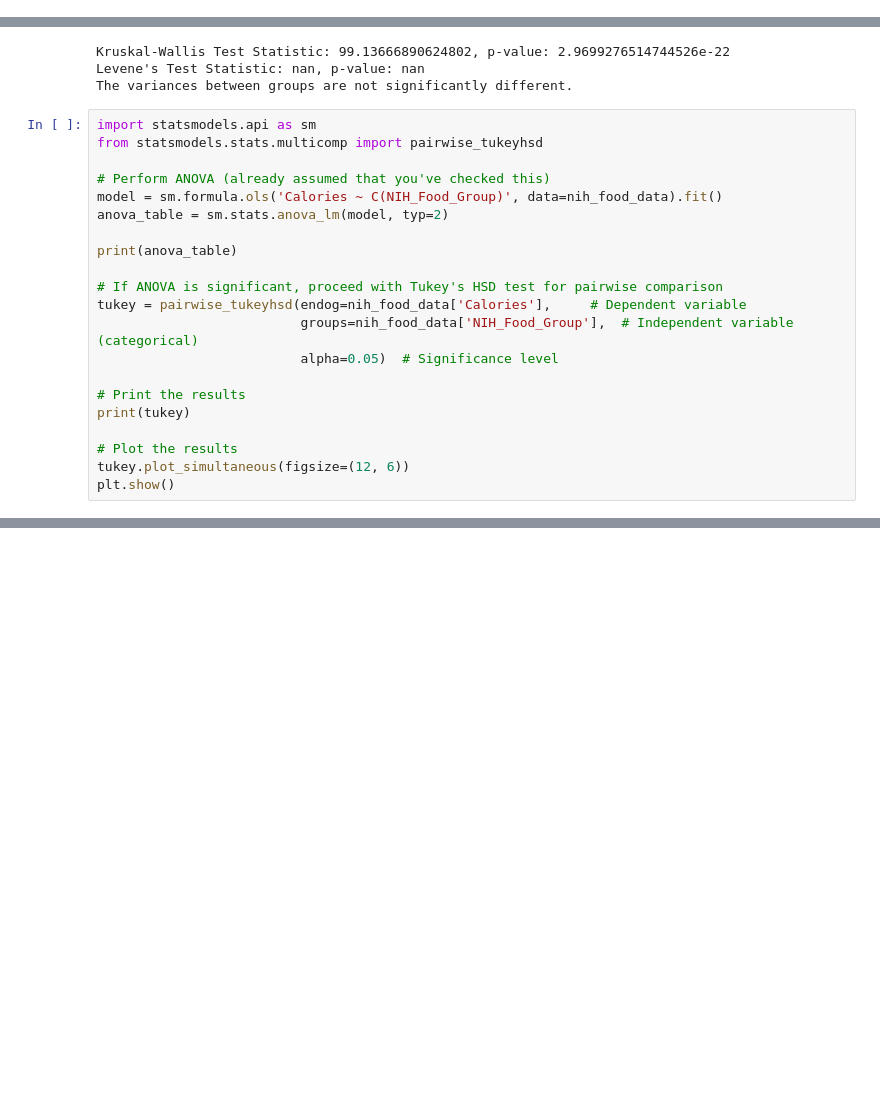
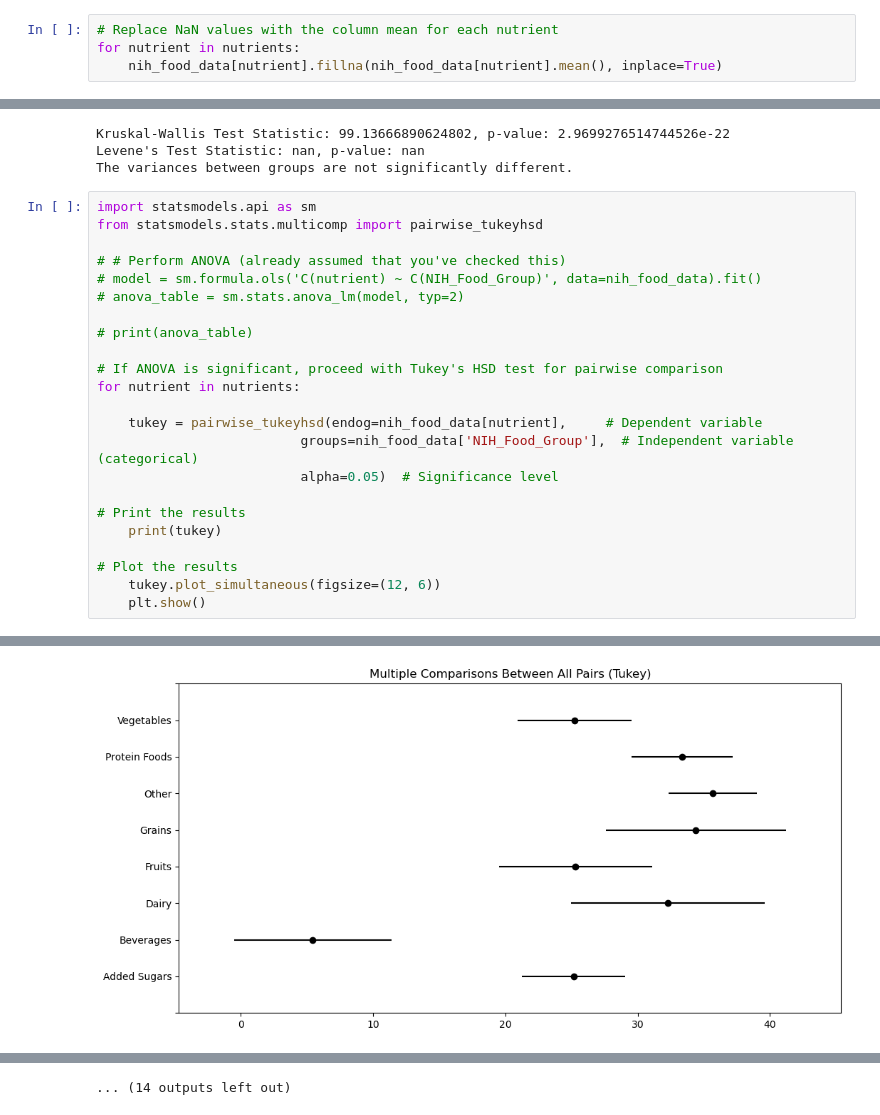
Before and after one commit to armanh04/food_group_classification, a Jupyter notebook: exploratory_data_analysis.ipynb, the cells around one changed output, grey strips where cells are left out. Cells and saved outputs as stored; diff of their text form; blank space fills up the shorter version.

Commit message:
Tukeys Test

```diff
--- a/exploratory_data_analysis.ipynb
+++ b/exploratory_data_analysis.ipynb
@@ -336,6 +336,10 @@ plt.tight_layout()
 plt.show()
 # %% [output]
 [figure]
+# %%
+# Replace NaN values with the column mean for each nutrient
+for nutrient in nutrients:
+    nih_food_data[nutrient].fillna(nih_food_data[nutrient].mean(), inplace=True)
 # %%
 from scipy.stats import kruskal
 
@@ -377,21 +381,23 @@ The variances between groups are not significantly different.
 import statsmodels.api as sm
 from statsmodels.stats.multicomp import pairwise_tukeyhsd
 
-# Perform ANOVA (already assumed that you've checked this)
-model = sm.formula.ols('Calories ~ C(NIH_Food_Group)', data=nih_food_data).fit()
-anova_table = sm.stats.anova_lm(model, typ=2)
+# # Perform ANOVA (already assumed that you've checked this)
+# model = sm.formula.ols('C(nutrient) ~ C(NIH_Food_Group)', data=nih_food_data).fit()
+# anova_table = sm.stats.anova_lm(model, typ=2)
 
-print(anova_table)
+# print(anova_table)
 
 # If ANOVA is significant, proceed with Tukey's HSD test for pairwise comparison
-tukey = pairwise_tukeyhsd(endog=nih_food_data['Calories'],     # Dependent variable
+for nutrient in nutrients:
+
+    tukey = pairwise_tukeyhsd(endog=nih_food_data[nutrient],     # Dependent variable
                           groups=nih_food_data['NIH_Food_Group'],  # Independent variable (categorical)
                           alpha=0.05)  # Significance level
 
 # Print the results
-print(tukey)
+    print(tukey)
 
 # Plot the results
-tukey.plot_simultaneous(figsize=(12, 6))
-plt.show()
+    tukey.plot_simultaneous(figsize=(12, 6))
+    plt.show()
 # %% [output]
@@ -415,0 +439 @@ Protein Foods    Vegetables -174.8675    0.0 -225.2662 -124.4688   True
+[figure, added]
@@ -415,0 +512 @@ Protein Foods    Vegetables -174.8675    0.0 -225.2662 -124.4688   True
+... (14 outputs left out)
```
Also changed, not shown: parts of 1 cell of this notebook.
